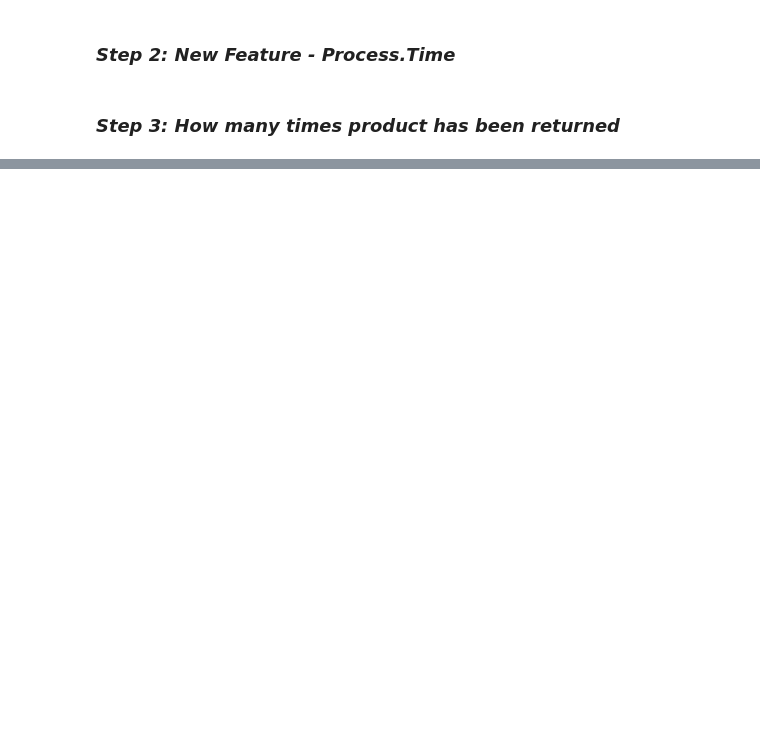
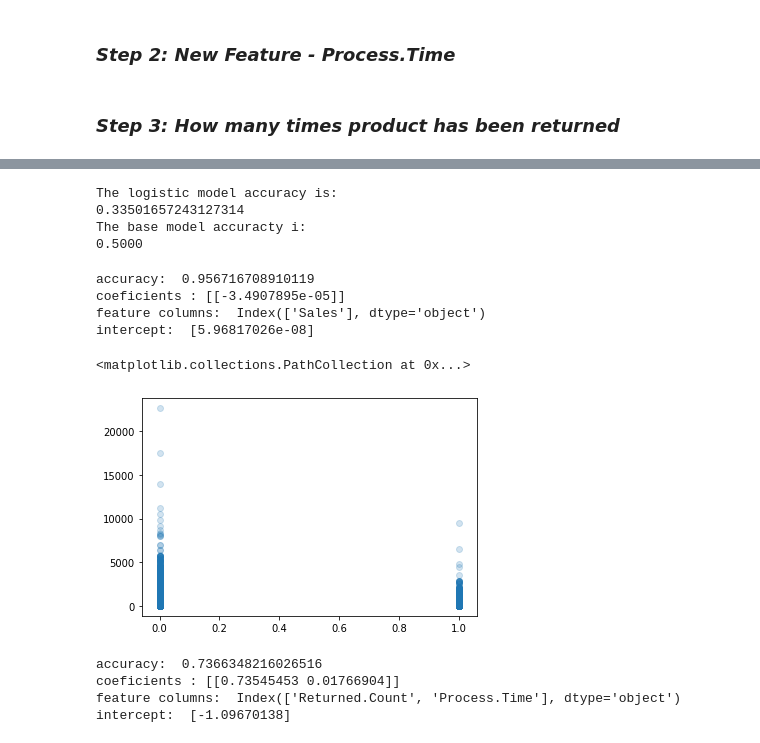
Before and after one commit to pathakg24/ml-learning-lab, a Jupyter notebook: ml_lab_stephen.ipynb, the cells around one changed output, grey strips where cells are left out. Cells and saved outputs as stored; diff of their text form; code cells hidden in the pictures; blank space fills up the shorter version.

```diff
--- a/ml_lab_stephen.ipynb
+++ b/ml_lab_stephen.ipynb
@@ -436,0 +327,47 @@ or_merge['Num of Times Returned'] = or_merge['Num of Times Returned'].replace(np
+# %%
+X = orders_returns[['Process.Time']]
+
+log_model = LogisticRegression(C=1e4, class_weight='balanced')
+log_model.fit(X, Y)
+print('The logistic model accuracy is:')
+print(log_model.score(X, Y))
+print('The base model accuracty is:')
+print('0.5000')
+# %% [output]
+The logistic model accuracy is:
+0.33501657243127314
+The base model accuracty i:
+0.5000
+# %%
+X = orders_returns[['Sales']]
+
+log_model = LogisticRegression(C=1e4, class_weight='balanced')
+log_model.fit(X, Y)
+print('accuracy: ', log_model.score(X, Y))
+print('coeficients :', log_model.coef_)
+print('feature columns: ', X.columns)
+print('intercept: ',log_model.intercept_)
+# %% [output]
+accuracy:  0.956716708910119
+coeficients : [[-3.4907895e-05]]
+feature columns:  Index(['Sales'], dtype='object')
+intercept:  [5.96817026e-08]
+# %%
+plt.scatter(orders_returns['Returned'], orders_returns['Sales'], alpha=.2)
+# %% [output]
+<matplotlib.collections.PathCollection at 0x...>
+[figure, added]
+# %%
+X = orders_returns[['Returned.Count']]
+
+log_model = LogisticRegression(C=1e4, class_weight='balanced')
+log_model.fit(X, Y)
+print('accuracy: ', log_model.score(X, Y))
+print('coeficients :', log_model.coef_)
+print('feature columns: ', X.columns)
+print('intercept: ',log_model.intercept_)
+# %% [output]
+accuracy:  0.7366348216026516
+coeficients : [[0.73545453 0.01766904]]
+feature columns:  Index(['Returned.Count', 'Process.Time'], dtype='object')
+intercept:  [-1.09670138]
```
Also changed, not shown: parts of 36 cells of this notebook.
